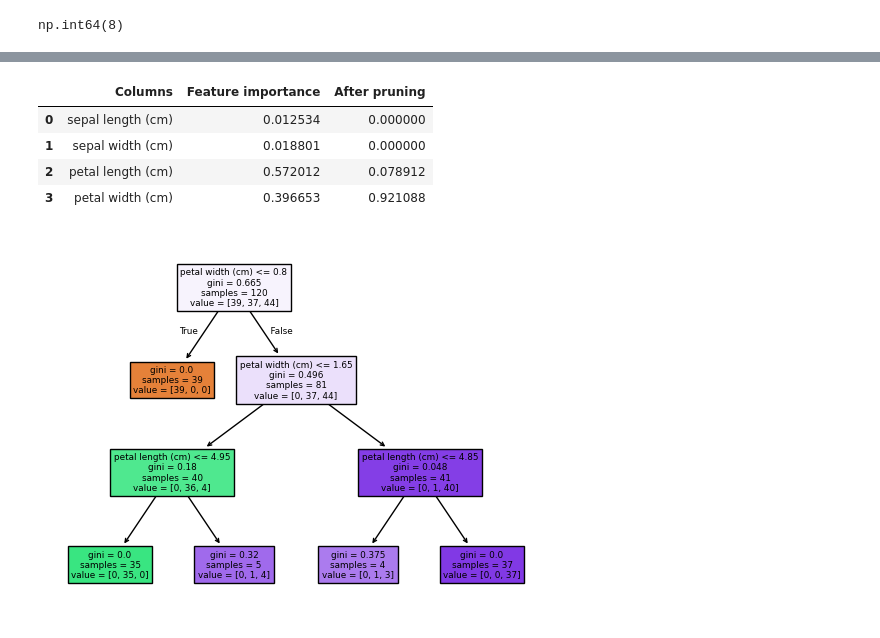
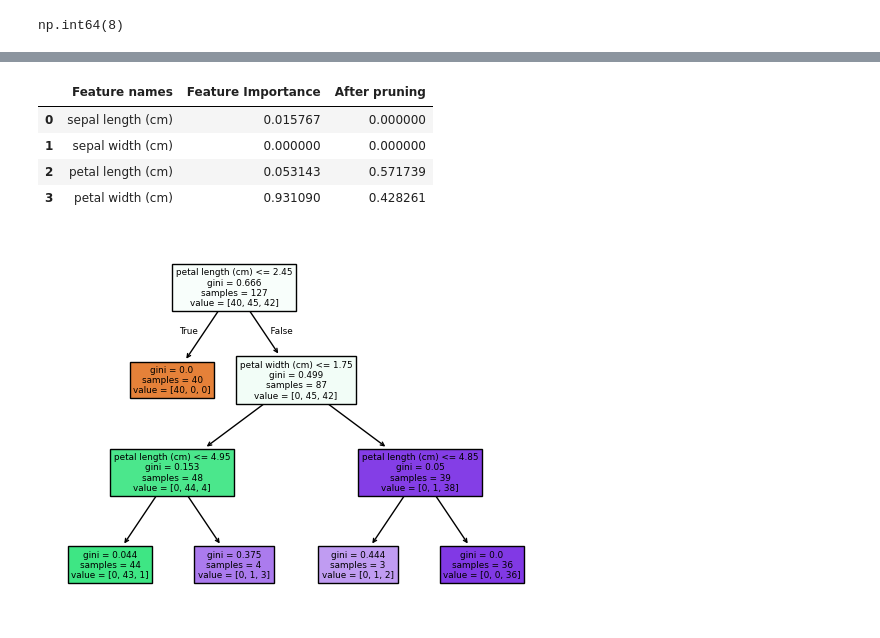
Before and after one commit to Parinita-Jain/ITvedant, a Jupyter notebook: ML Files/ML Files/DecisionTreeClassifier.ipynb, the cells around one changed output, grey strips where cells are left out. Cells and saved outputs as stored; diff of their text form; code cells hidden in the pictures.

```diff
--- a/ML Files/ML Files/DecisionTreeClassifier.ipynb
+++ b/ML Files/ML Files/DecisionTreeClassifier.ipynb
@@ -95,22 +106,21 @@ target=df["class"]
 # %%
 from sklearn.model_selection import train_test_split
-xtrain,xtest,ytrain,ytest=train_test_split(features,target,test_size=0.2,random_state=1)
+xtrain, xtest, ytrain, ytest = train_test_split(
+    features, target, test_size=0.15, random_state=4)
 # %%
 from sklearn.tree import DecisionTreeClassifier
 from sklearn.metrics import accuracy_score,confusion_matrix,classification_report
 # %%
 def mymodel(model):
-    model.fit(xtrain,ytrain)
+    model.fit(xtrain,ytrain) #
     ypred=model.predict(xtest)
-    # overfitting-unerfitting check
-    train_score=model.score(xtrain,ytrain)
-    test_score=model.score(xtest,ytest)
-    print("Training score : ",train_score)
-    print("Testing score : ",test_score)
+    # checking for overfitting underfitting
+    print(f"Training score : {model.score(xtrain,ytrain)}")
+    print(f"Testing score : {model.score(xtest,ytest)}")
     c=pd.DataFrame(confusion_matrix(ytest,ypred),
-                   index=["Iris Setosa","Iris Versicolour","Iris Virginica"],
-                columns=["Iris Setosa","Iris Versicolour","Iris Virginica"])
-    print("Confusion Matrix : \n",c)
+              index=['setosa', 'versicolor', 'virginica'],
+              columns=['setosa', 'versicolor', 'virginica'])
+    print(f"Confusion Matrix : \n{c}")
     print("Classification Report : \n",classification_report(ytest,ypred))
     return model
 # %%
@@ -138,6 +150,8 @@ DecisionTreeClassifier()
 # %%
-d={"Columns":iris.feature_names,
-  "Feature importance":dt.feature_importances_}
-x=pd.DataFrame(d)
-x
+d={
+    "Feature names":iris.feature_names,
+    "Feature Importance": dt.feature_importances_
+}
+fi=pd.DataFrame(d)
+fi
 # %% [output]
@@ -163,8 +177,9 @@ np.int64(8)
 # %%
 # to deal with overfitting apply pruning techniques
 parameters={
-    "max_depth":list(range(1,4)),
-    "min_samples_split":list(range(1,4))
+    "max_depth":list(range(1,4)), # 1,2,3
+    "min_samples_split":list(range(1,4)), # 1,2,3
+    "min_samples_leaf":list(range(2,4)) # 2,3
 }
 # %%
 from sklearn.model_selection import GridSearchCV
@@ -217,16 +232,17 @@ DecisionTreeClassifier(max_depth=3)
 # %%
-x["After pruning"]=c.feature_importances_
-x
+fi["After pruning"]=c.feature_importances_
+fi
 # %% [output]
-|  | Columns | Feature importance | After pruning |
-| 0 | sepal length (cm) | 0.012534 | 0.000000 |
-| 1 | sepal width (cm) | 0.018801 | 0.000000 |
-| 2 | petal length (cm) | 0.572012 | 0.078912 |
-| 3 | petal width (cm) | 0.396653 | 0.921088 |
+|  | Feature names | Feature Importance | After pruning |
+| 0 | sepal length (cm) | 0.015767 | 0.000000 |
+| 1 | sepal width (cm) | 0.000000 | 0.000000 |
+| 2 | petal length (cm) | 0.053143 | 0.571739 |
+| 3 | petal width (cm) | 0.931090 | 0.428261 |
 # %%
-tree.plot_tree(c,feature_names=features.columns,filled=True)
+from sklearn import tree
+tree.plot_tree(c,feature_names=iris.feature_names,filled=True)
 plt.show()
 # %% [output]
-[figure, old version]
+[figure, new version]
 # %%
 from sklearn.svm import SVC
```
Also changed, not shown: parts of 33 cells of this notebook, 17 other files.
